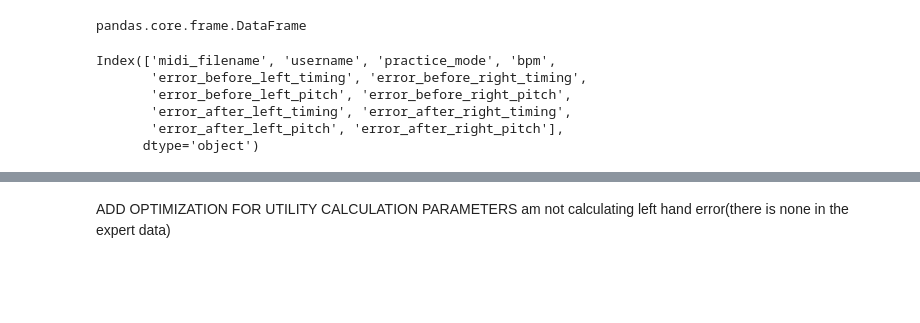
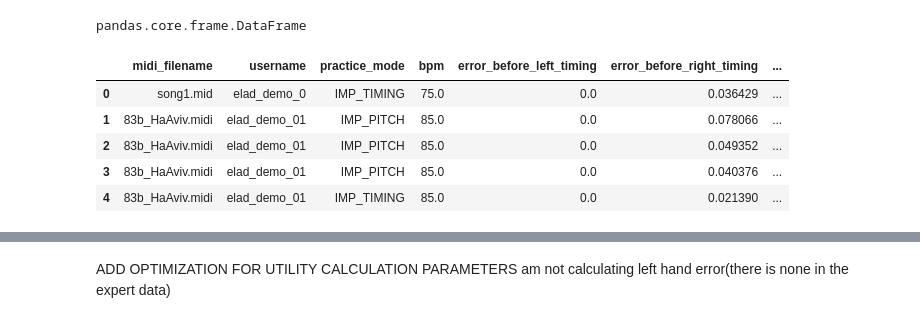
Before and after one commit to eladvromen/GP_optimization, a Jupyter notebook: GP_OPTIMIZATION_utility.ipynb, the cells around one changed output, grey strips where cells are left out. Saved outputs shown, nothing was run; the diff lists cells and outputs as text; code cells hidden in the pictures; blank space fills up the shorter version.

```diff
--- a/GP_OPTIMIZATION_utility.ipynb
+++ b/GP_OPTIMIZATION_utility.ipynb
@@ -24,14 +24,14 @@ type(expert_data)
 # %% [output]
 pandas.core.frame.DataFrame
 # %%
-expert_data.columns
+expert_data.head()
 # %% [output]
-Index(['midi_filename', 'username', 'practice_mode', 'bpm',
-       'error_before_left_timing', 'error_before_right_timing',
-       'error_before_left_pitch', 'error_before_right_pitch',
-       'error_after_left_timing', 'error_after_right_timing',
-       'error_after_left_pitch', 'error_after_right_pitch'],
-      dtype='object')
+|  | midi_filename | username | practice_mode | bpm | error_before_left_timing | error_before_right_timing | ... |
+| 0 | song1.mid | elad_demo_0 | IMP_TIMING | 75.0 | 0.0 | 0.036429 | ... |
+| 1 | 83b_HaAviv.midi | elad_demo_01 | IMP_PITCH | 85.0 | 0.0 | 0.078066 | ... |
+| 2 | 83b_HaAviv.midi | elad_demo_01 | IMP_PITCH | 85.0 | 0.0 | 0.049352 | ... |
+| 3 | 83b_HaAviv.midi | elad_demo_01 | IMP_PITCH | 85.0 | 0.0 | 0.040376 | ... |
+| 4 | 83b_HaAviv.midi | elad_demo_01 | IMP_TIMING | 85.0 | 0.0 | 0.021390 | ... |
 # %%
 import enum
 import random
```
Also changed, not shown: parts of 7 cells of this notebook.
